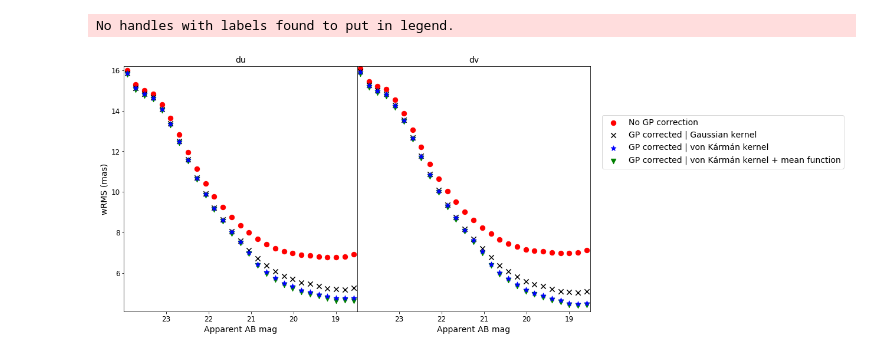
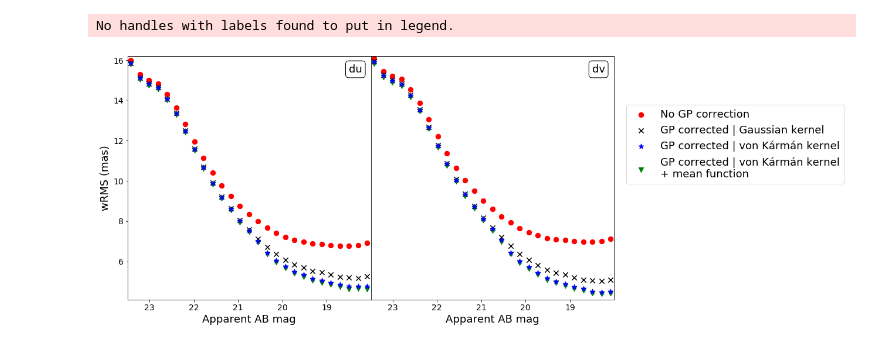
Before and after one commit to PFLeget/gastrometry, a Jupyter notebook: gastrometry/plotting/wrms_vs_mag_plot.ipynb, the cells around one changed output. Drawn from its saved outputs; the diff is of its cells as text; code cells hidden in the pictures.

```diff
--- a/gastrometry/plotting/wrms_vs_mag_plot.ipynb
+++ b/gastrometry/plotting/wrms_vs_mag_plot.ipynb
@@ -5,8 +5,8 @@ import numpy as np
 %matplotlib inline
 # %%
 plt.figure(figsize=(18, 7))
-plt.subplots_adjust(left=0.04, wspace=0, right=0.65, top=0.95)
-mag_magic = 27
+plt.subplots_adjust(left=0.04, wspace=0, right=0.68, top=0.95)
+mag_magic = 26.5
 
 for comp in ['u', 'v']:
     if comp=='u':
@@ -31,38 +31,41 @@ for comp in ['u', 'v']:
         LABEL = 'GP corrected | Gaussian kernel'
     else:
         LABEL = None
     plt.scatter(dcompcorr_gauss['X0'][0]+mag_magic, dcompcorr_gauss['WRMS'][0], c='k', marker='x', label=LABEL, s=mark_size, zorder=2)
 
     # gp corrected | von karman kernel
     if comp=='v':
         LABEL = 'GP corrected | von Kármán kernel'
     else:
         LABEL = None
     plt.scatter(dcompcorr_vk['X0'][0]+mag_magic, dcompcorr_vk['WRMS'][0], c='b', marker='*', label=LABEL, s=80, zorder=4)
 
      # gp corrected | von karman kernel + mean function
     if comp=='v':
-        LABEL = 'GP corrected | von Kármán kernel + mean function'
+        LABEL = 'GP corrected | von Kármán kernel\n+ mean function'
     else:
         LABEL = None
     plt.scatter(dcompcorr_vk_mean['X0'][0]+mag_magic, dcompcorr_vk_mean['WRMS'][0], c='g', marker='v', label=LABEL, s=mark_size, zorder=3)
 
     plt.gca().invert_xaxis()
     plt.xlim(-8.5+mag_magic, -3.01+mag_magic)
     plt.gca().invert_xaxis()
     plt.ylim(4.1,16.2)
     #plt.yscale('log')
-    plt.title('d'+comp, fontsize=14)
+    #plt.title('d'+comp, fontsize=14)
     if comp=='v':
         plt.yticks([],[])
     else:
-        plt.ylabel('wRMS (mas)', fontsize=14)
-        plt.yticks(fontsize=12)
+        plt.ylabel('wRMS (mas)', fontsize=18)
+        plt.yticks(fontsize=14)
 
-    plt.xlabel('Apparent AB mag', fontsize=14)
-    plt.xticks(fontsize=12)
-    plt.legend(bbox_to_anchor=(1.05, 0.8), loc=2, borderaxespad=0., fontsize=14)
+    plt.text(18.5, 15.4, 'd'+comp, color='black',
+             bbox=dict(facecolor='none', edgecolor='black', boxstyle='round'), fontsize=18)
+
+    plt.xlabel('Apparent AB mag', fontsize=18)
+    plt.xticks([19, 20, 21, 22, 23],fontsize=14)
+    plt.legend(bbox_to_anchor=(1.05, 0.8), loc=2, borderaxespad=0., fontsize=18)
     plt.savefig('../../../../../Desktop/wrms_vs_mag.pdf')
 # %% [output]
 No handles with labels found to put in legend.
-[figure, old version]
+[figure, new version]
```
Also changed, not shown: 10 other files.
